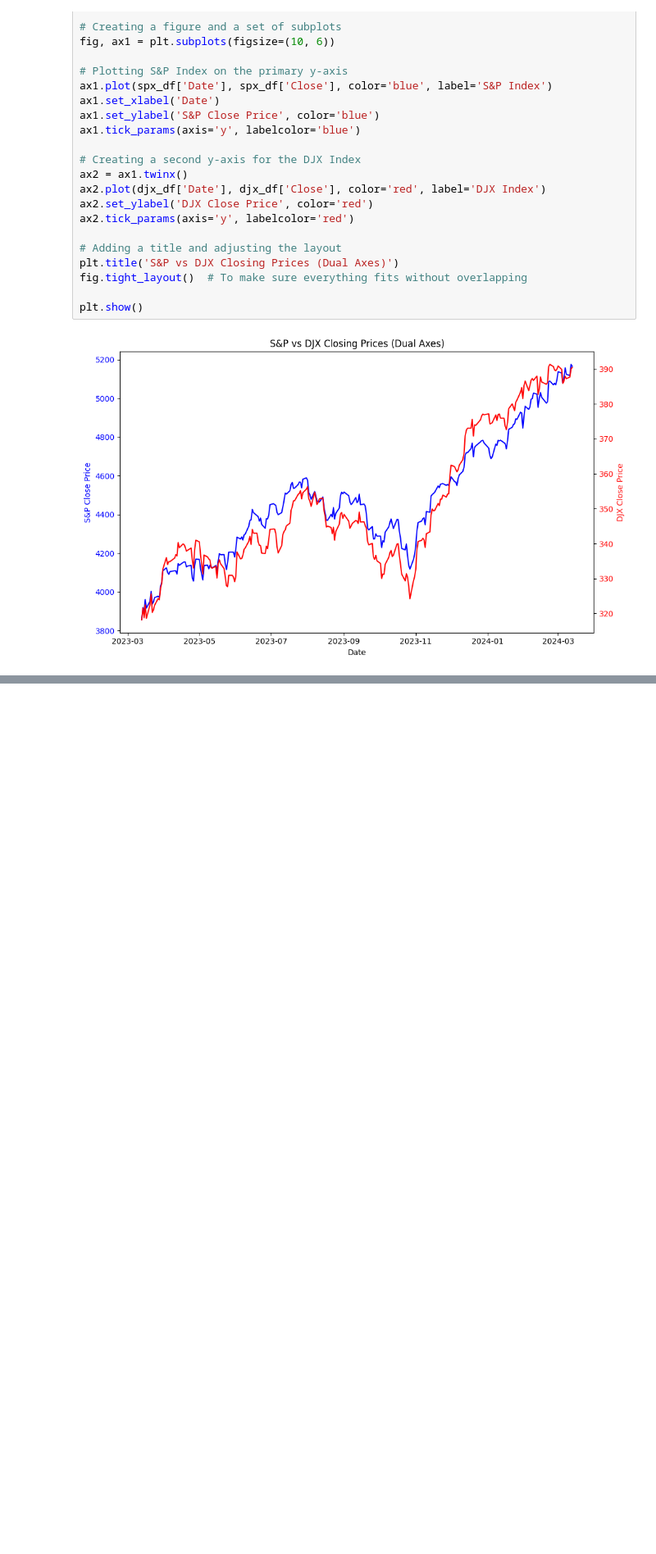
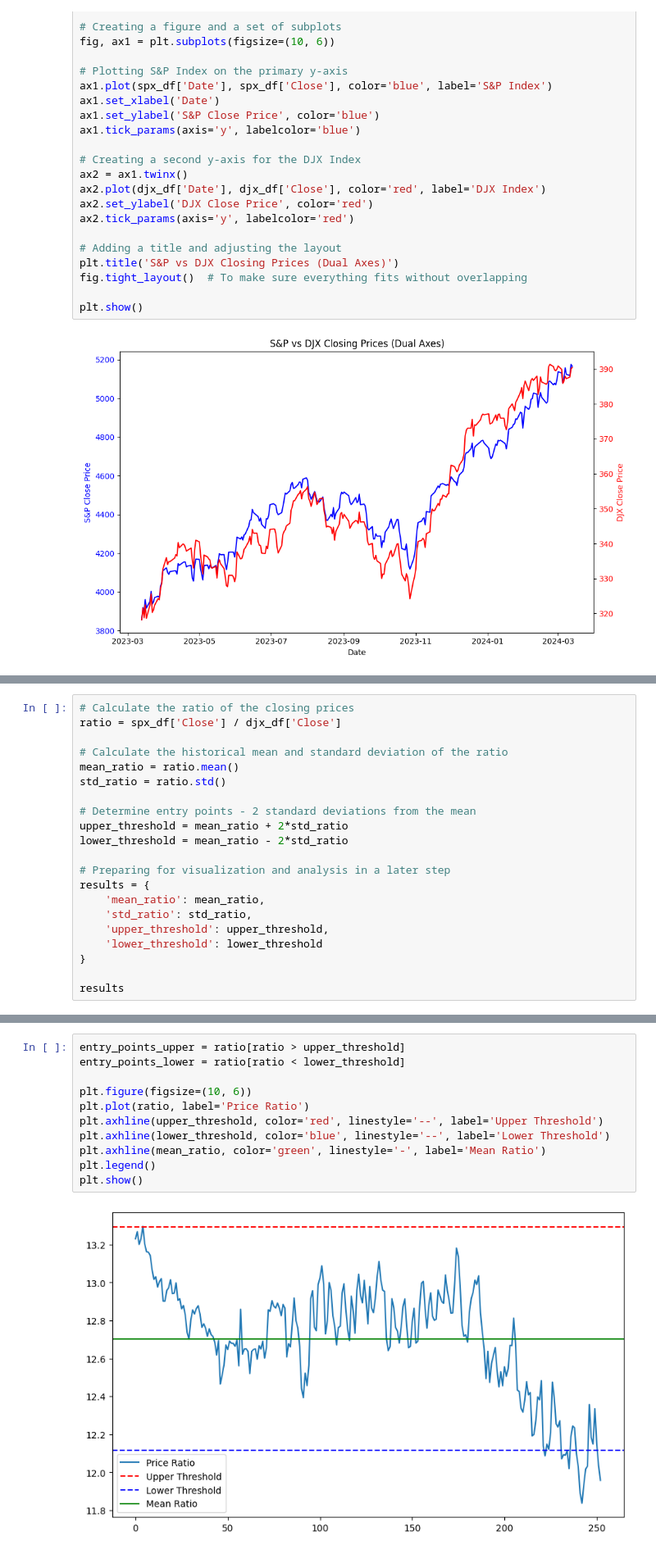
Before and after one commit to FaridSoroush/Statistical_Arbitrage_Basic_Implementation, a Jupyter notebook: main.ipynb, the cells around one changed output, grey strips where cells are left out. Shown at 82% size. Saved outputs shown, nothing was run; the diff lists cells and outputs as text; blank space fills up the shorter version.

```diff
--- a/main.ipynb
+++ b/main.ipynb
@@ -43,0 +46,21 @@ plt.show()
+# %%
+# Calculate the ratio of the closing prices
+ratio = spx_df['Close'] / djx_df['Close']
+
+# Calculate the historical mean and standard deviation of the ratio
+mean_ratio = ratio.mean()
+std_ratio = ratio.std()
+
+# Determine entry points - 2 standard deviations from the mean
+upper_threshold = mean_ratio + 2*std_ratio
+lower_threshold = mean_ratio - 2*std_ratio
+
+# Preparing for visualization and analysis in a later step
+results = {
+    'mean_ratio': mean_ratio,
+    'std_ratio': std_ratio,
+    'upper_threshold': upper_threshold,
+    'lower_threshold': lower_threshold
+}
+
+results
@@ -43,0 +76,13 @@ plt.show()
+# %%
+entry_points_upper = ratio[ratio > upper_threshold]
+entry_points_lower = ratio[ratio < lower_threshold]
+
+plt.figure(figsize=(10, 6))
+plt.plot(ratio, label='Price Ratio')
+plt.axhline(upper_threshold, color='red', linestyle='--', label='Upper Threshold')
+plt.axhline(lower_threshold, color='blue', linestyle='--', label='Lower Threshold')
+plt.axhline(mean_ratio, color='green', linestyle='-', label='Mean Ratio')
+plt.legend()
+plt.show()
+# %% [output]
+[figure, added]
```
Also changed, not shown: parts of 3 cells of this notebook.
